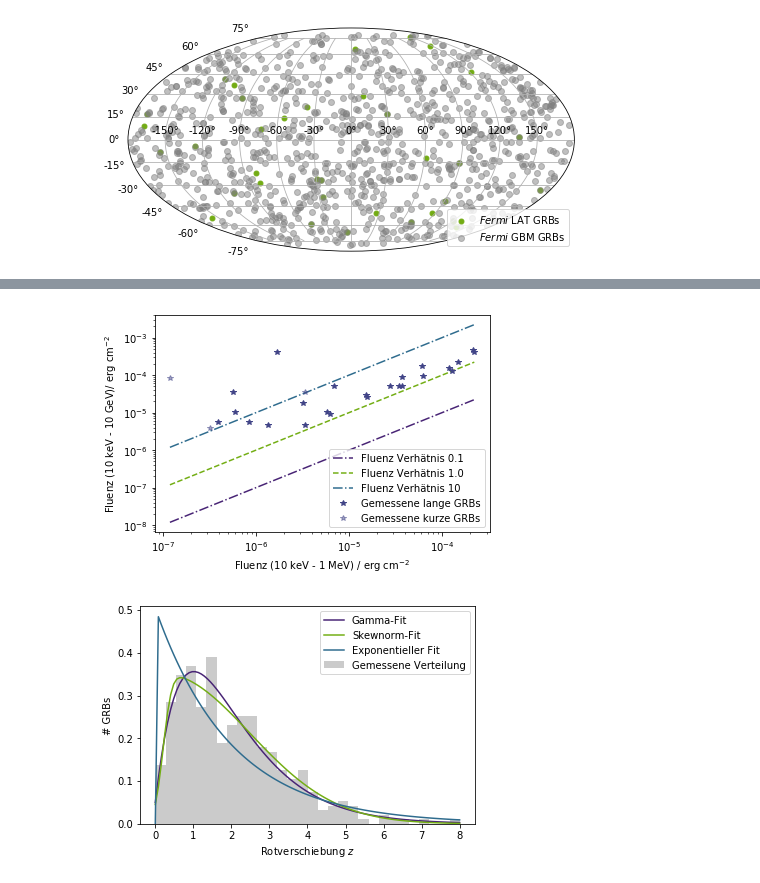
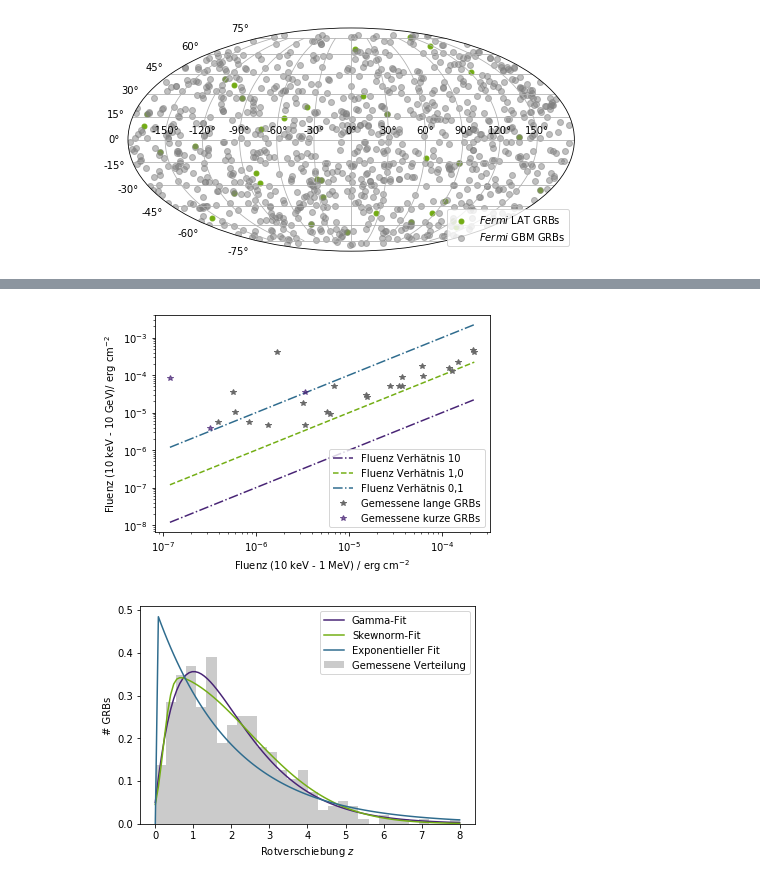
Before and after one commit to JanaMo/Project_Master, a Jupyter notebook: Plots.ipynb, the cells around one changed output, grey strips where cells are left out. Drawn from its saved outputs; the diff is of its cells as text; code cells hidden in the pictures.

```diff
--- a/Plots.ipynb
+++ b/Plots.ipynb
@@ -443,41 +443,41 @@ for i in LAT_DF['Name']:
             Flu_LAT[index] = LAT['Fluence']
             index +=1
         else:
             Fast_GBM[index2] = Table['Fluence'].iloc[0]
             Fast_LAT[index2] = LAT['Fluence']
             index2 +=1
     if len(Table) == 2:
         if Table['T90/s'].iloc[0] > 2:
             GBM_Flu[index] = Table['Fluence'].iloc[0]
             Flu_LAT[index] = LAT['Fluence']
             index +=1
         if Table['T90/s'].iloc[1] > 2:
             GBM_Flu[index] = Table['Fluence'].iloc[1]
             Flu_LAT[index] = LAT['Fluence']
             index +=1
         if Table['T90/s'].iloc[0] <= 2:
             Fast_GBM[index2] = Table['Fluence'].iloc[0]
             Fast_LAT[index2] = LAT['Fluence']
             index2 +=1
         if Table['T90/s'].iloc[1] <= 2:
             Fast_GBM[index2] = Table['Fluence'].iloc[1]
             Fast_LAT[index2] = LAT['Fluence']
             index2 +=1
 
 plt.xlabel('Fluenz (10 keV - 1 MeV) / erg cm$^{-2}$')
 plt.ylabel('Fluenz (10 keV - 10 GeV)/ erg cm$^{-2}$')
 plt.xscale('log') ; plt.yscale('log')
 x = np.linspace(Fast_GBM.min(),GBM_Flu.max())
-plt.plot(x,0.1*x,'-.',color=viridis10,label='Fluenz Verhätnis 0.1')
-plt.plot(x,x,'--',color=tugreen,label='Fluenz Verhätnis 1.0')
-plt.plot(x,10*x,'-.',color=viridis7,label='Fluenz Verhätnis 10')
-plt.plot(GBM_Flu,Flu_LAT,'*',color=viridis9,label='Gemessene lange GRBs')
-plt.plot(Fast_GBM,Fast_LAT,'*',color=viridis9,alpha=0.5,label='Gemessene kurze GRBs')
+plt.plot(x,0.1*x,'-.',color=viridis10,label='Fluenz Verhätnis 10')
+plt.plot(x,x,'--',color=tugreen,label='Fluenz Verhätnis 1,0')
+plt.plot(x,10*x,'-.',color=viridis7,label='Fluenz Verhätnis 0,1')
+plt.plot(GBM_Flu,Flu_LAT,'*',color='dimgray',label='Gemessene lange GRBs')
+plt.plot(Fast_GBM,Fast_LAT,'*',color=viridis10,alpha=0.7,label='Gemessene kurze GRBs')
 plt.legend()
-#plt.savefig('Plots_DE/LAT_GBM_Fluence.pdf',bbox_inches='tight')
-plt.savefig('Plots_DE/jpeg/LAT_GBM_Fluence.jpg',bbox_inches='tight')
+plt.savefig('Plots_DE/LAT_GBM_Fluence.pdf',bbox_inches='tight')
+#plt.savefig('Plots_DE/jpeg/LAT_GBM_Fluence.jpg',bbox_inches='tight')
 # %% [output]
-[figure, old version]
+[figure, new version]
 # %%
 ## Redshifts
 Name,Flu,z = np.genfromtxt('Kataloge/SWIFT.txt',unpack=True)
```
Also changed, not shown: parts of 2 cells of this notebook, 2 other files.
